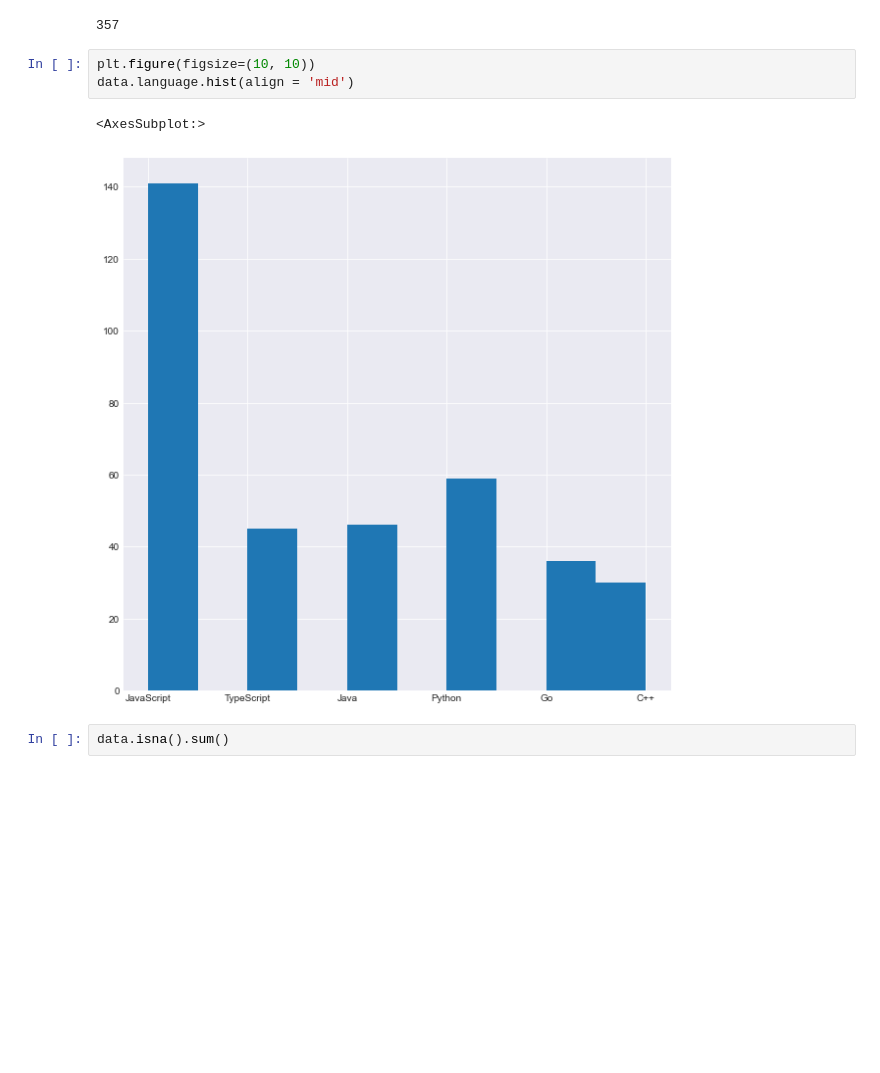
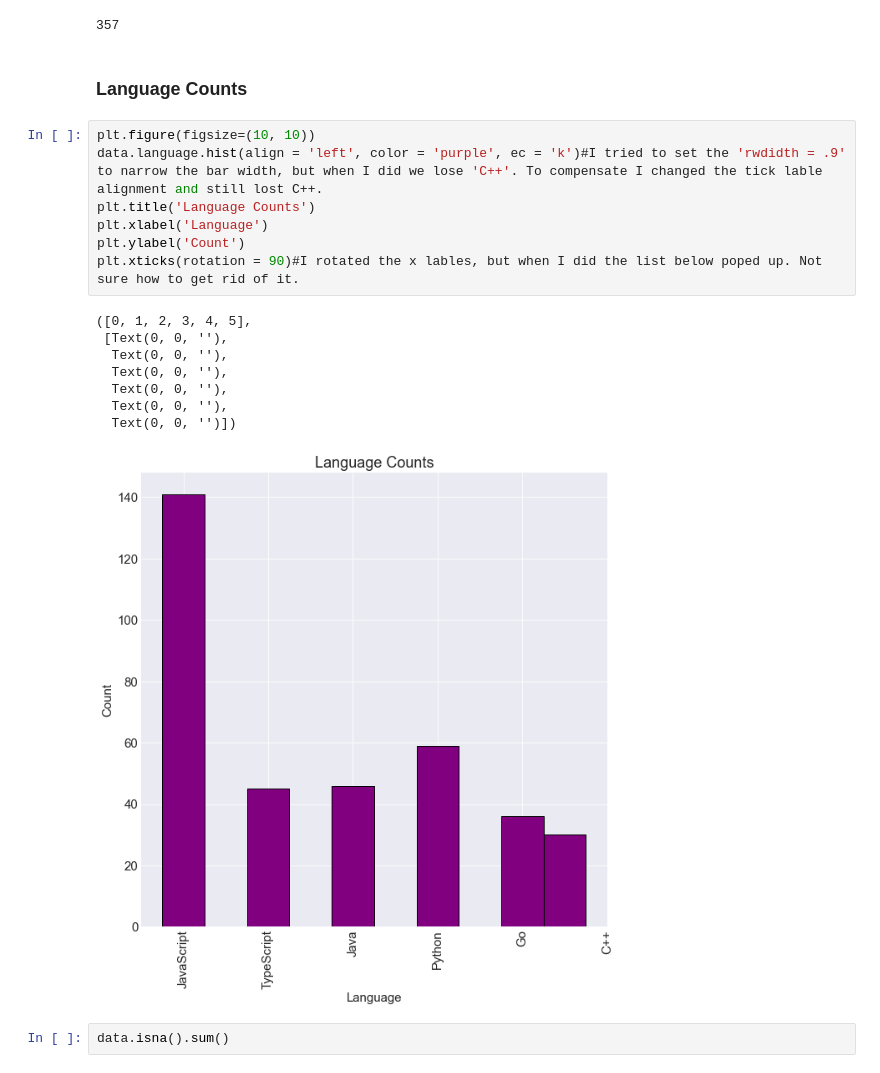
Before and after one commit to nlpsuperstar/nlp_team_project, a Jupyter notebook: super_stars_final_nb.ipynb, the cells around one changed output. Drawn from its saved outputs; the diff is of its cells as text; blank space fills up the shorter version.

Commit message:
titled, cleaned and modified charts

```diff
--- a/super_stars_final_nb.ipynb
+++ b/super_stars_final_nb.ipynb
@@ -90,12 +96,24 @@ data = data[data['language'].map(data['language'].value_counts()) >= 30]
 len(data)
 # %% [output]
 357
+# %% [markdown]
+### Language Counts
 # %%
 plt.figure(figsize=(10, 10))
-data.language.hist(align = 'mid')
+data.language.hist(align = 'left', color = 'purple', ec = 'k')#I tried to set the 'rwdidth = .9' to narrow the bar width, but when I did we lose 'C++'. To compensate I changed the tick lable alignment and still lost C++.
+plt.title('Language Counts')
+plt.xlabel('Language')
+plt.ylabel('Count')
+plt.xticks(rotation = 90)#I rotated the x lables, but when I did the list below poped up. Not sure how to get rid of it.
 # %% [output]
-<AxesSubplot:>
+([0, 1, 2, 3, 4, 5],
+ [Text(0, 0, ''),
+  Text(0, 0, ''),
+  Text(0, 0, ''),
+  Text(0, 0, ''),
+  Text(0, 0, ''),
+  Text(0, 0, '')])
-[figure, old version]
+[figure, new version]
 # %%
 data.isna().sum()
 # %% [output]
```
Also changed, not shown: parts of 60 cells of this notebook.
